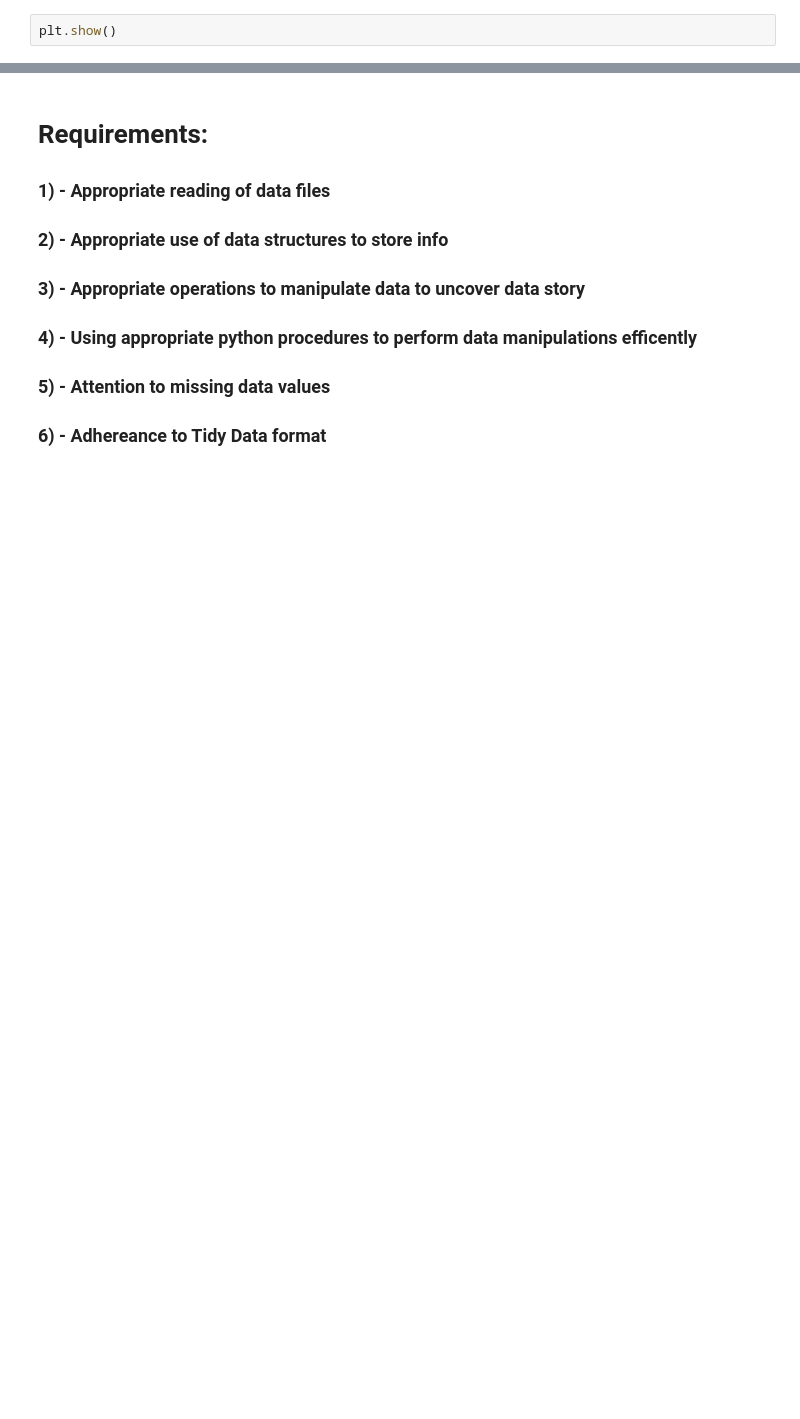
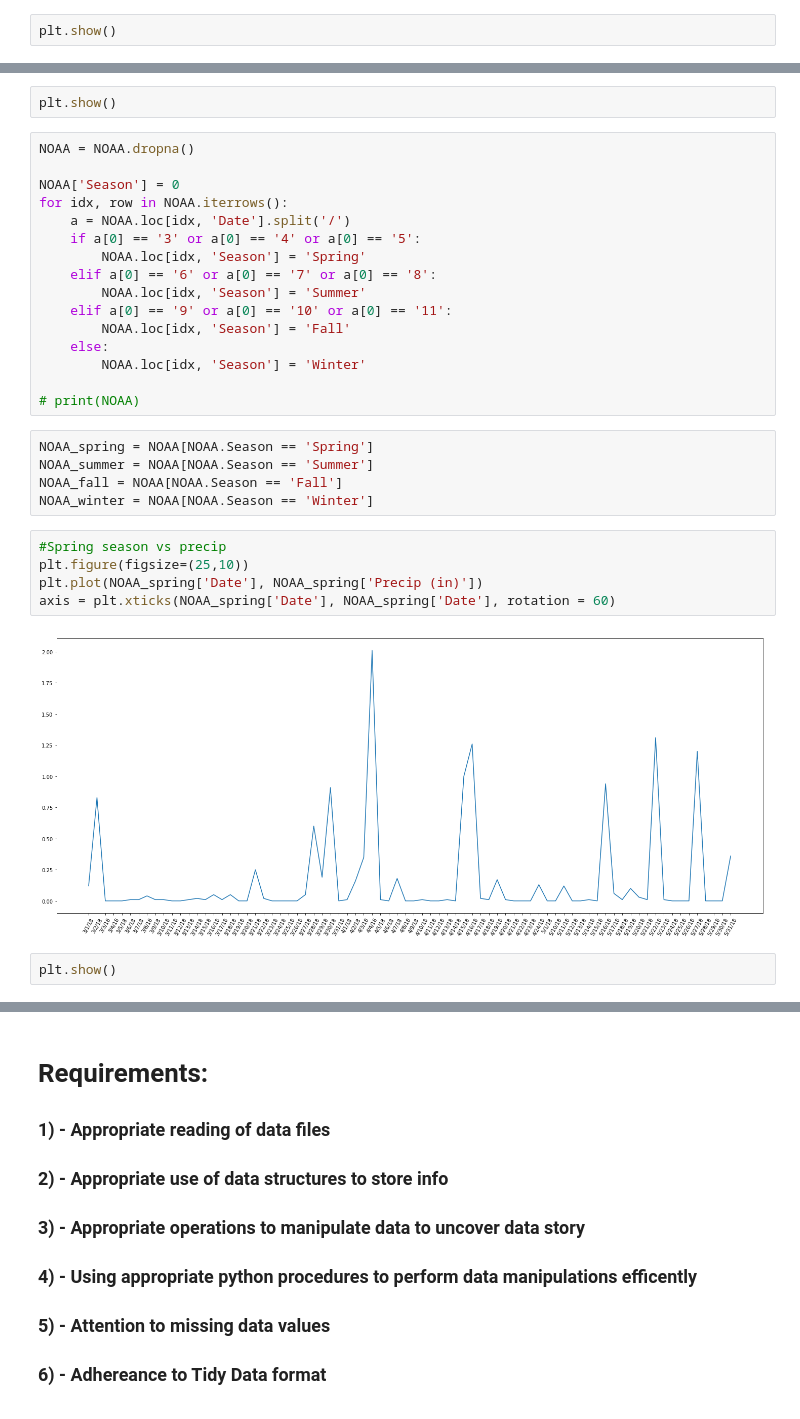
Before and after one commit to philipp-rajah/project1, a Jupyter notebook: project1.ipynb, the cells around one changed output, grey strips where cells are left out. Saved outputs shown, nothing was run; the diff lists cells and outputs as text; blank space fills up the shorter version.

```diff
--- a/project1.ipynb
+++ b/project1.ipynb
@@ -257,0 +265,32 @@ plt.show()
+# %%
+plt.show()
+# %%
+NOAA = NOAA.dropna()
+
+NOAA['Season'] = 0
+for idx, row in NOAA.iterrows():
+    a = NOAA.loc[idx, 'Date'].split('/')
+    if a[0] == '3' or a[0] == '4' or a[0] == '5':
+        NOAA.loc[idx, 'Season'] = 'Spring'
+    elif a[0] == '6' or a[0] == '7' or a[0] == '8':
+        NOAA.loc[idx, 'Season'] = 'Summer'
+    elif a[0] == '9' or a[0] == '10' or a[0] == '11':
+        NOAA.loc[idx, 'Season'] = 'Fall'
+    else:
+        NOAA.loc[idx, 'Season'] = 'Winter'
+
+# print(NOAA)
+# %%
+NOAA_spring = NOAA[NOAA.Season == 'Spring']
+NOAA_summer = NOAA[NOAA.Season == 'Summer']
+NOAA_fall = NOAA[NOAA.Season == 'Fall']
+NOAA_winter = NOAA[NOAA.Season == 'Winter']
+# %%
+#Spring season vs precip
+plt.figure(figsize=(25,10))
+plt.plot(NOAA_spring['Date'], NOAA_spring['Precip (in)'])
+axis = plt.xticks(NOAA_spring['Date'], NOAA_spring['Date'], rotation = 60)
+# %% [output]
+[figure, added]
+# %%
+plt.show()
```
Also changed, not shown: parts of 25 cells of this notebook.
